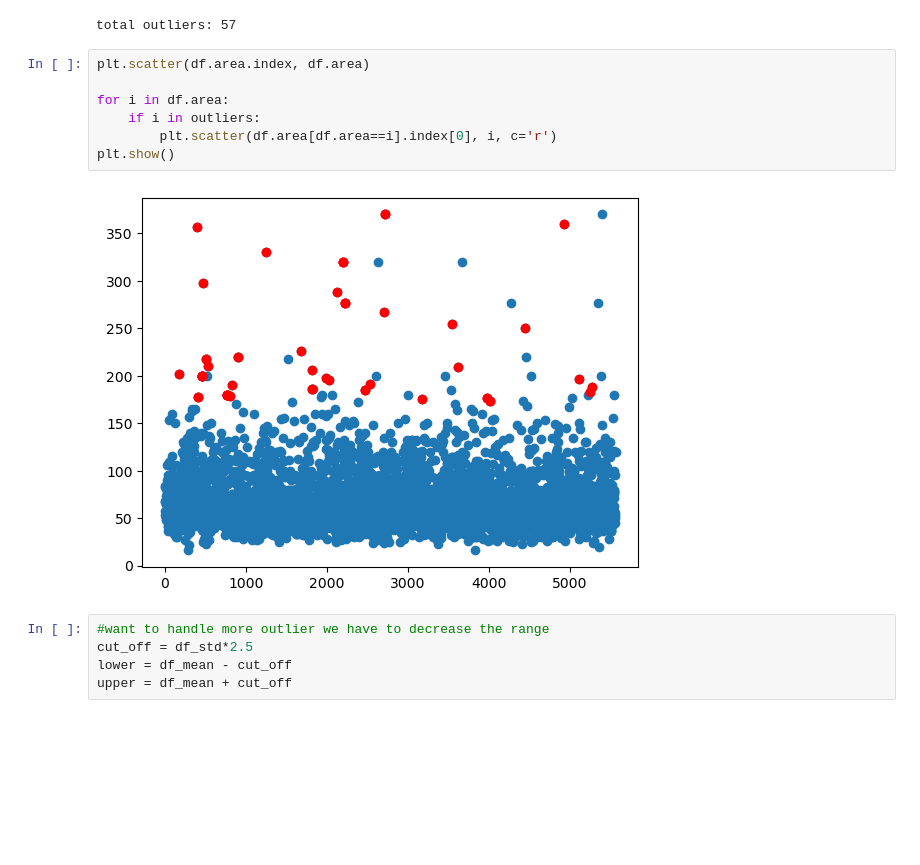
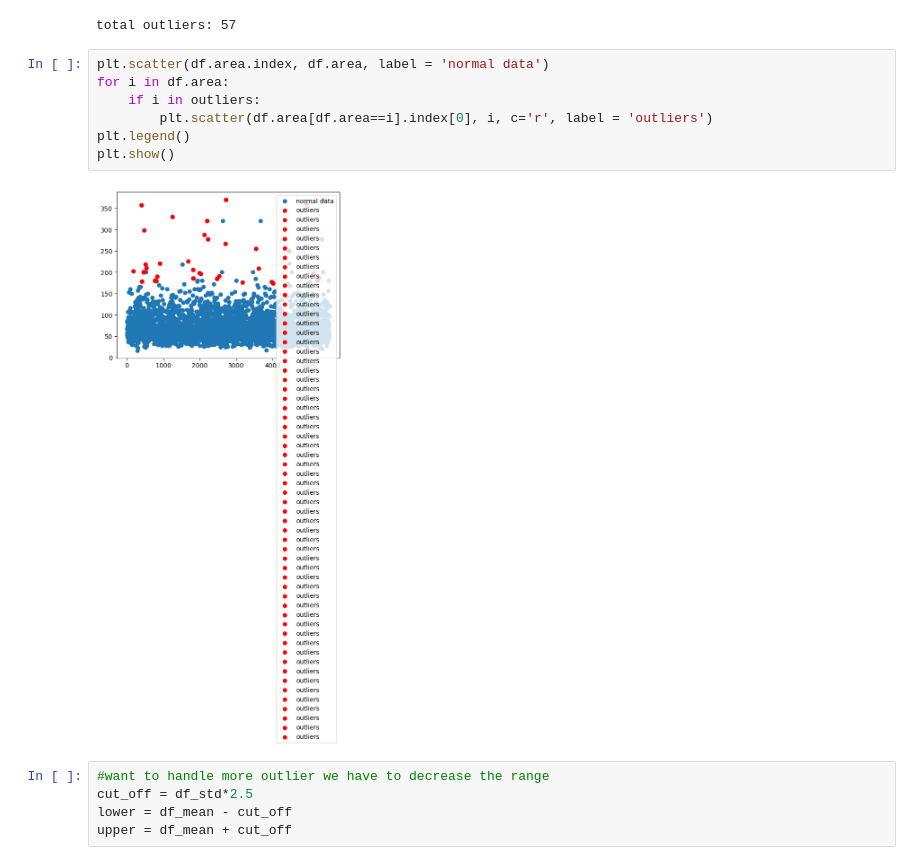
Before and after one commit to VeronicaMarie37/Data-Science-Projects, a Jupyter notebook: handling outliers.ipynb, the cells around one changed output. Drawn from its saved outputs; the diff is of its cells as text; blank space fills up the shorter version.

```diff
--- a/handling outliers.ipynb
+++ b/handling outliers.ipynb
@@ -107,14 +107,14 @@ print('total outliers:', len(outliers))
 # %% [output]
 total outliers: 57
 # %%
-plt.scatter(df.area.index, df.area)
-
+plt.scatter(df.area.index, df.area, label = 'normal data')
 for i in df.area:
     if i in outliers:
-        plt.scatter(df.area[df.area==i].index[0], i, c='r')
+        plt.scatter(df.area[df.area==i].index[0], i, c='r', label = 'outliers')
+plt.legend()
 plt.show()
 # %% [output]
-[figure, old version]
+[figure, new version]
 # %%
 #want to handle more outlier we have to decrease the range
 cut_off = df_std*2.5
```
Also changed, not shown: parts of 1 cell of this notebook, 3 other files.
